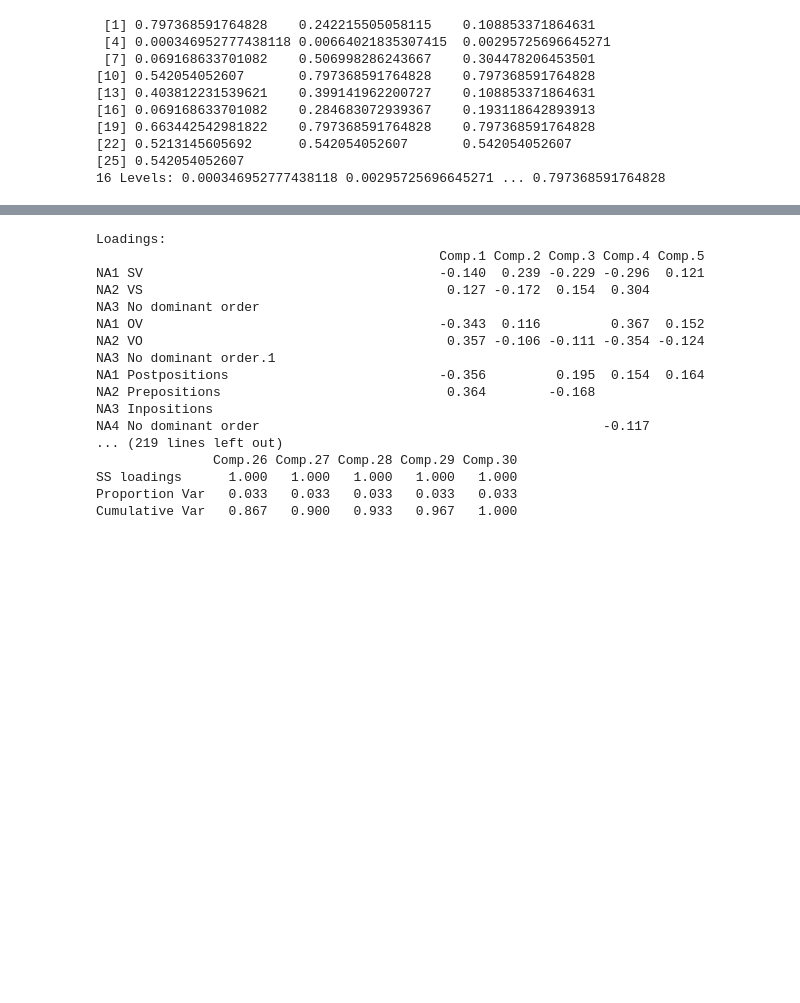
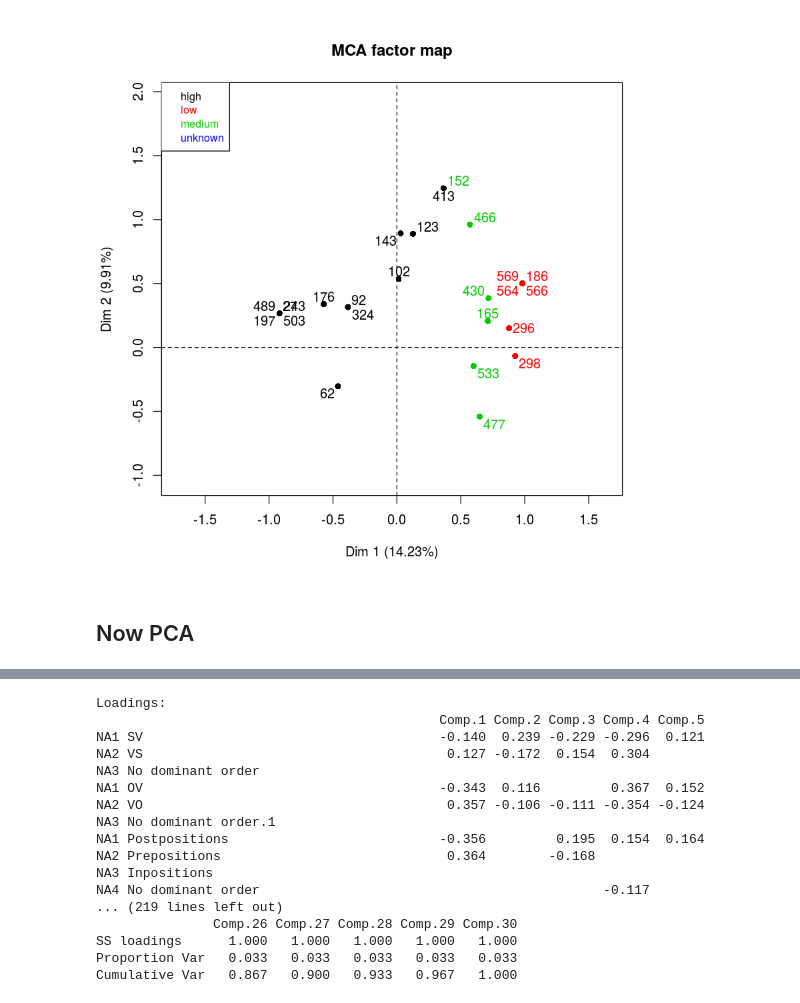
Before and after one commit to ilay32/wals-project, a Jupyter notebook: pca-vs-mca.ipynb, the cells around one changed output, grey strips where cells are left out. Drawn from its saved outputs; the diff is of its cells as text; code cells hidden in the pictures; blank space fills up the shorter version.

```diff
--- a/pca-vs-mca.ipynb
+++ b/pca-vs-mca.ipynb
@@ -5 +7,9 @@ library(factoextra)
+# %%
+knownratios = which(example1$verb.noun.ratio != 'unknown')
+mca <- MCA(example1,quali.sup=1:12,graph=FALSE)
+plot(mca,choix="ind",habillage="verb.noun.ratio",invisible=c("var","quali.sup"),select=knownratios,unselect=1)
+# %% [output]
+[figure, added]
+# %% [markdown]
+## Now PCA
 # %%
@@ -16,16 +20,4 @@ knownratios = which(dex1$verb.noun.ratio != 'unknown')
 # %%
 pca <- princomp(dex1[,13:42])
-ind <- get_pca_ind(pca2)
-as.factor(ind$cos2[knownratios])
+ind <- get_pca_ind(pca)
-# %% [output]
- [1] 0.797368591764828    0.242215505058115    0.108853371864631
- [4] 0.000346952777438118 0.00664021835307415  0.00295725696645271
- [7] 0.069168633701082    0.506998286243667    0.304478206453501
-[10] 0.542054052607       0.797368591764828    0.797368591764828
-[13] 0.403812231539621    0.399141962200727    0.108853371864631
-[16] 0.069168633701082    0.284683072939367    0.193118642893913
-[19] 0.663442542981822    0.797368591764828    0.797368591764828
-[22] 0.5213145605692      0.542054052607       0.542054052607
-[25] 0.542054052607
-16 Levels: 0.000346952777438118 0.00295725696645271 ... 0.797368591764828
 # %%
```
Also changed, not shown: parts of 9 cells of this notebook.
